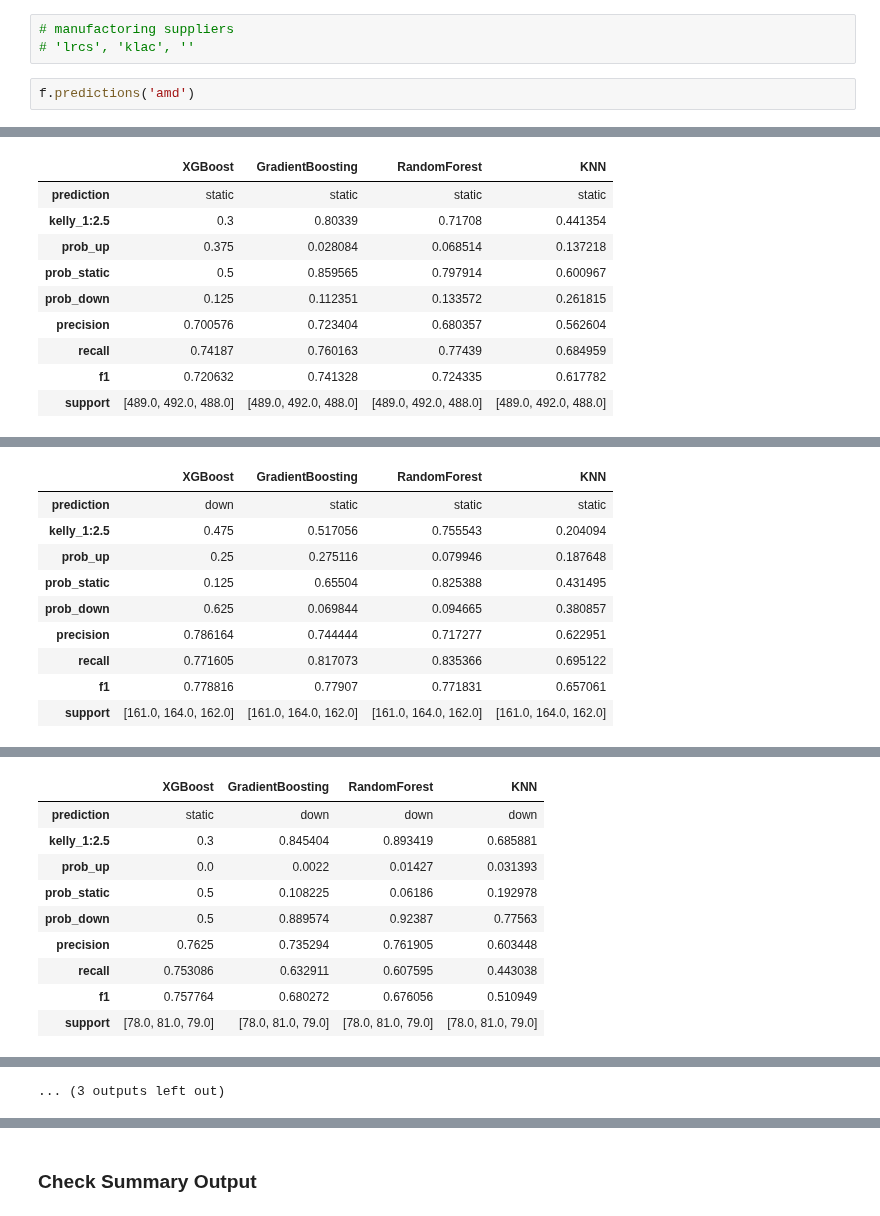
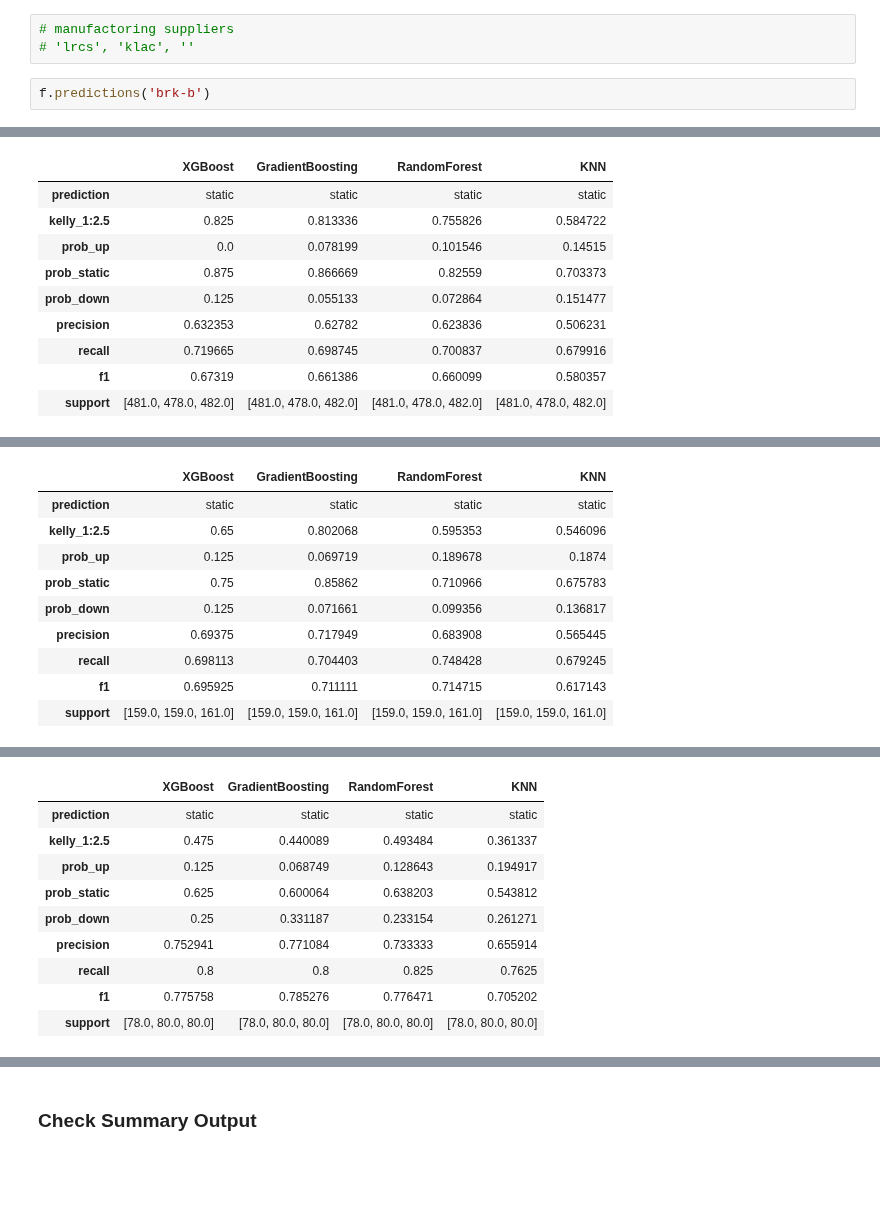
Before and after one commit to yuchild/stock_production, a Jupyter notebook: stock_next_time_frame_predictor.ipynb, the cells around one changed output, grey strips where cells are left out. Drawn from its saved outputs; the diff is of its cells as text; blank space fills up the shorter version.

```diff
--- a/stock_next_time_frame_predictor.ipynb
+++ b/stock_next_time_frame_predictor.ipynb
@@ -43,5 +43,5 @@ from src import functions as f
 # manufactoring suppliers
 # 'lrcs', 'klac', ''
 # %%
-f.predictions('amd')
+f.predictions('brk-b')
 # %% [output]
@@ -48,0 +49,10 @@ $AMD: possibly delisted; no price data found  (5m 2024-08-29 -> 2024-10-26 03:56
+|  | XGBoost | GradientBoosting | RandomForest | KNN |
+| prediction | static | static | static | static |
+| kelly_1:2.5 | 0.825 | 0.813336 | 0.755826 | 0.584722 |
+| prob_up | 0.0 | 0.078199 | 0.101546 | 0.14515 |
+| prob_static | 0.875 | 0.866669 | 0.82559 | 0.703373 |
+| prob_down | 0.125 | 0.055133 | 0.072864 | 0.151477 |
+| precision | 0.632353 | 0.62782 | 0.623836 | 0.506231 |
+| recall | 0.719665 | 0.698745 | 0.700837 | 0.679916 |
+| f1 | 0.67319 | 0.661386 | 0.660099 | 0.580357 |
+| support | [481.0, 478.0, 482.0] | [481.0, 478.0, 482.0] | [481.0, 478.0, 482.0] | [481.0, 478.0, 482.0] |
@@ -50,10 +60,10 @@ AMD 5m Interval Timestamp: 2024-10-26 03:56:27
-|  | XGBoost | GradientBoosting | RandomForest | KNN |
-| prediction | static | static | static | static |
-| kelly_1:2.5 | 0.3 | 0.80339 | 0.71708 | 0.441354 |
-| prob_up | 0.375 | 0.028084 | 0.068514 | 0.137218 |
-| prob_static | 0.5 | 0.859565 | 0.797914 | 0.600967 |
-| prob_down | 0.125 | 0.112351 | 0.133572 | 0.261815 |
-| precision | 0.700576 | 0.723404 | 0.680357 | 0.562604 |
-| recall | 0.74187 | 0.760163 | 0.77439 | 0.684959 |
-| f1 | 0.720632 | 0.741328 | 0.724335 | 0.617782 |
-| support | [489.0, 492.0, 488.0] | [489.0, 492.0, 488.0] | [489.0, 492.0, 488.0] | [489.0, 492.0, 488.0] |
+|  | XGBoost | GradientBoosting | RandomForest | KNN |
+| prediction | static | static | static | static |
+| kelly_1:2.5 | 0.65 | 0.802068 | 0.595353 | 0.546096 |
+| prob_up | 0.125 | 0.069719 | 0.189678 | 0.1874 |
+| prob_static | 0.75 | 0.85862 | 0.710966 | 0.675783 |
+| prob_down | 0.125 | 0.071661 | 0.099356 | 0.136817 |
+| precision | 0.69375 | 0.717949 | 0.683908 | 0.565445 |
+| recall | 0.698113 | 0.704403 | 0.748428 | 0.679245 |
+| f1 | 0.695925 | 0.711111 | 0.714715 | 0.617143 |
+| support | [159.0, 159.0, 161.0] | [159.0, 159.0, 161.0] | [159.0, 159.0, 161.0] | [159.0, 159.0, 161.0] |
@@ -61,10 +71,10 @@ AMD 15m Interval Timestamp: 2024-10-26 03:57:04
-|  | XGBoost | GradientBoosting | RandomForest | KNN |
-| prediction | down | static | static | static |
-| kelly_1:2.5 | 0.475 | 0.517056 | 0.755543 | 0.204094 |
-| prob_up | 0.25 | 0.275116 | 0.079946 | 0.187648 |
-| prob_static | 0.125 | 0.65504 | 0.825388 | 0.431495 |
-| prob_down | 0.625 | 0.069844 | 0.094665 | 0.380857 |
-| precision | 0.786164 | 0.744444 | 0.717277 | 0.622951 |
-| recall | 0.771605 | 0.817073 | 0.835366 | 0.695122 |
-| f1 | 0.778816 | 0.77907 | 0.771831 | 0.657061 |
-| support | [161.0, 164.0, 162.0] | [161.0, 164.0, 162.0] | [161.0, 164.0, 162.0] | [161.0, 164.0, 162.0] |
+|  | XGBoost | GradientBoosting | RandomForest | KNN |
+| prediction | static | static | static | static |
+| kelly_1:2.5 | 0.475 | 0.440089 | 0.493484 | 0.361337 |
+| prob_up | 0.125 | 0.068749 | 0.128643 | 0.194917 |
+| prob_static | 0.625 | 0.600064 | 0.638203 | 0.543812 |
+| prob_down | 0.25 | 0.331187 | 0.233154 | 0.261271 |
+| precision | 0.752941 | 0.771084 | 0.733333 | 0.655914 |
+| recall | 0.8 | 0.8 | 0.825 | 0.7625 |
+| f1 | 0.775758 | 0.785276 | 0.776471 | 0.705202 |
+| support | [78.0, 80.0, 80.0] | [78.0, 80.0, 80.0] | [78.0, 80.0, 80.0] | [78.0, 80.0, 80.0] |
@@ -72,10 +81,0 @@ AMD 30m Interval Timestamp: 2024-10-26 03:57:08
-|  | XGBoost | GradientBoosting | RandomForest | KNN |
-| prediction | static | down | down | down |
-| kelly_1:2.5 | 0.3 | 0.845404 | 0.893419 | 0.685881 |
-| prob_up | 0.0 | 0.0022 | 0.01427 | 0.031393 |
-| prob_static | 0.5 | 0.108225 | 0.06186 | 0.192978 |
-| prob_down | 0.5 | 0.889574 | 0.92387 | 0.77563 |
-| precision | 0.7625 | 0.735294 | 0.761905 | 0.603448 |
-| recall | 0.753086 | 0.632911 | 0.607595 | 0.443038 |
-| f1 | 0.757764 | 0.680272 | 0.676056 | 0.510949 |
-| support | [78.0, 81.0, 79.0] | [78.0, 81.0, 79.0] | [78.0, 81.0, 79.0] | [78.0, 81.0, 79.0] |
@@ -105 +114,0 @@ AMD 1wk Interval Timestamp: 2024-10-26 03:57:24
-... (3 outputs left out)
```
Also changed, not shown: parts of 1 cell of this notebook, 14 other files.
